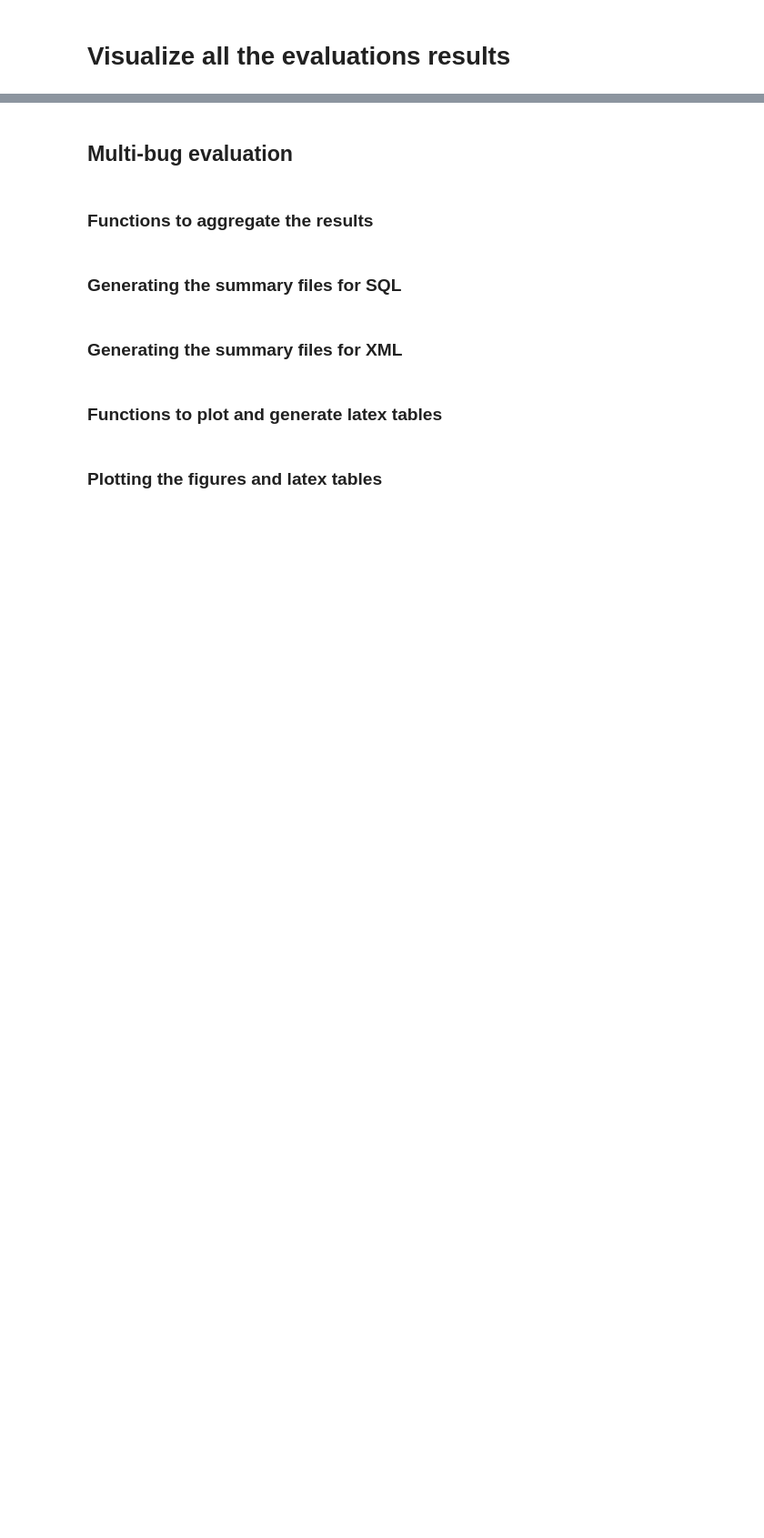
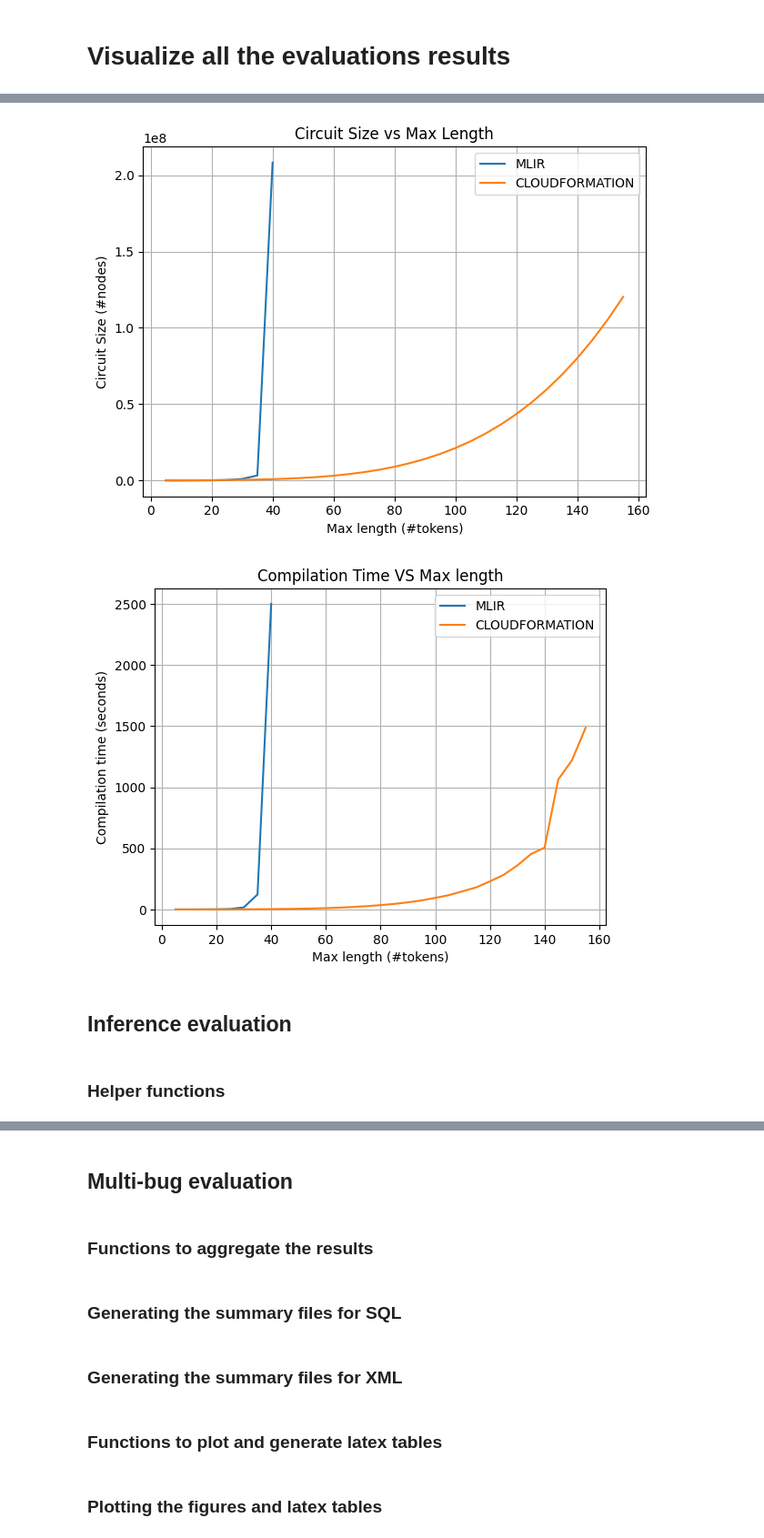
Before and after one commit to niMgnoeSeeL/ExplainFuzz, a Jupyter notebook: visualize_results_all_evaluations.ipynb, the cells around one changed output, grey strips where cells are left out. Shown at 91% size. Drawn from its saved outputs; the diff is of its cells as text; code cells hidden in the pictures; blank space fills up the shorter version.

```diff
--- a/visualize_eval_results.ipynb
+++ b/visualize_results_all_evaluations.ipynb
@@ -2,0 +529,13 @@
+# %%
+hard_domains = ["MLIR", "CLOUDFORMATION"]
+compare_circuit_size(hard_domains, file_path_results_PC)
+compare_compilation_time(
+        hard_domains,
+        file_path_results_PC,
+        file_path_results_Seeds,
+    )
+# %% [output]
+[figure, added]
+[figure, added]
+# %% [markdown]
+## Inference evaluation
@@ -2,0 +545,2 @@
+# %% [markdown]
+### Helper functions
```
Also changed, not shown: parts of 28 cells of this notebook, 16 other files.
